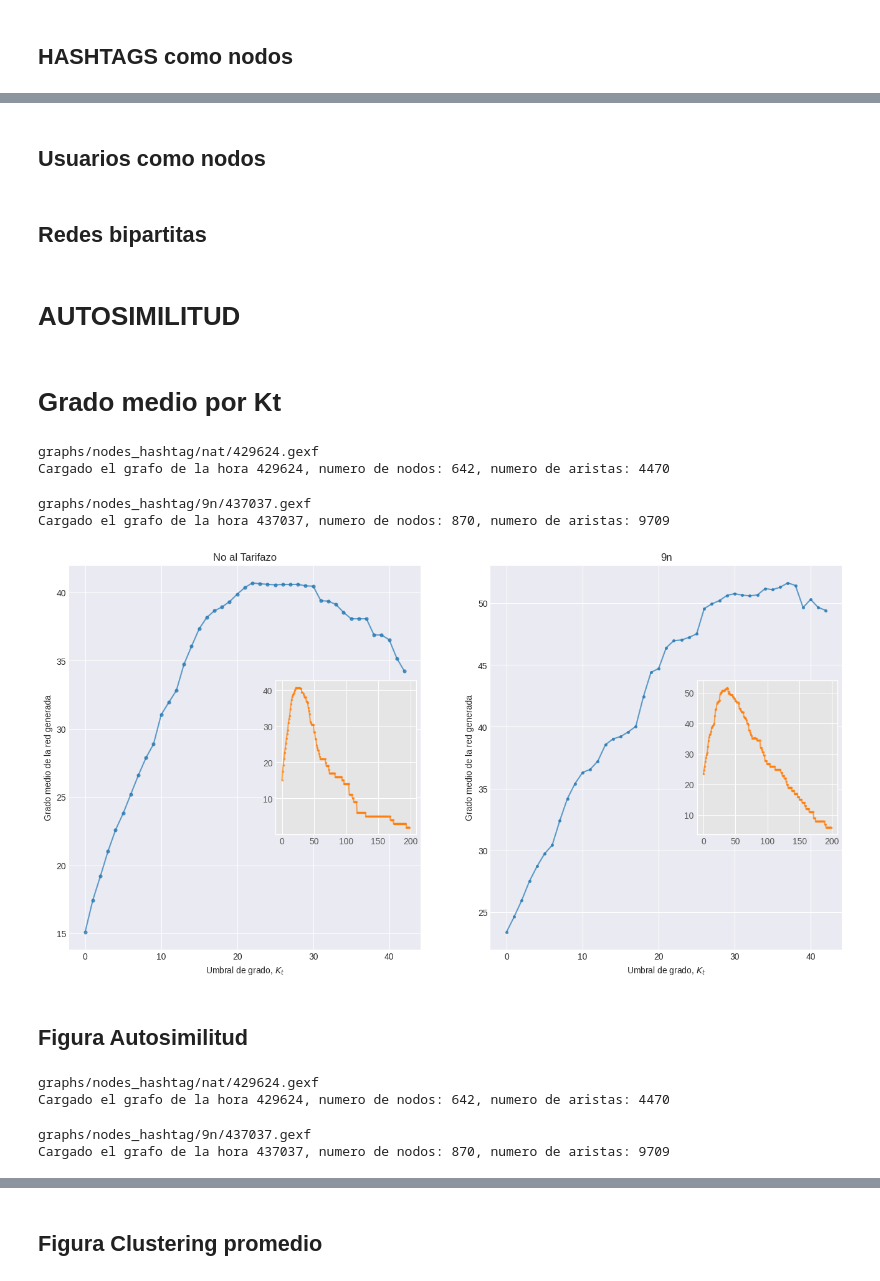
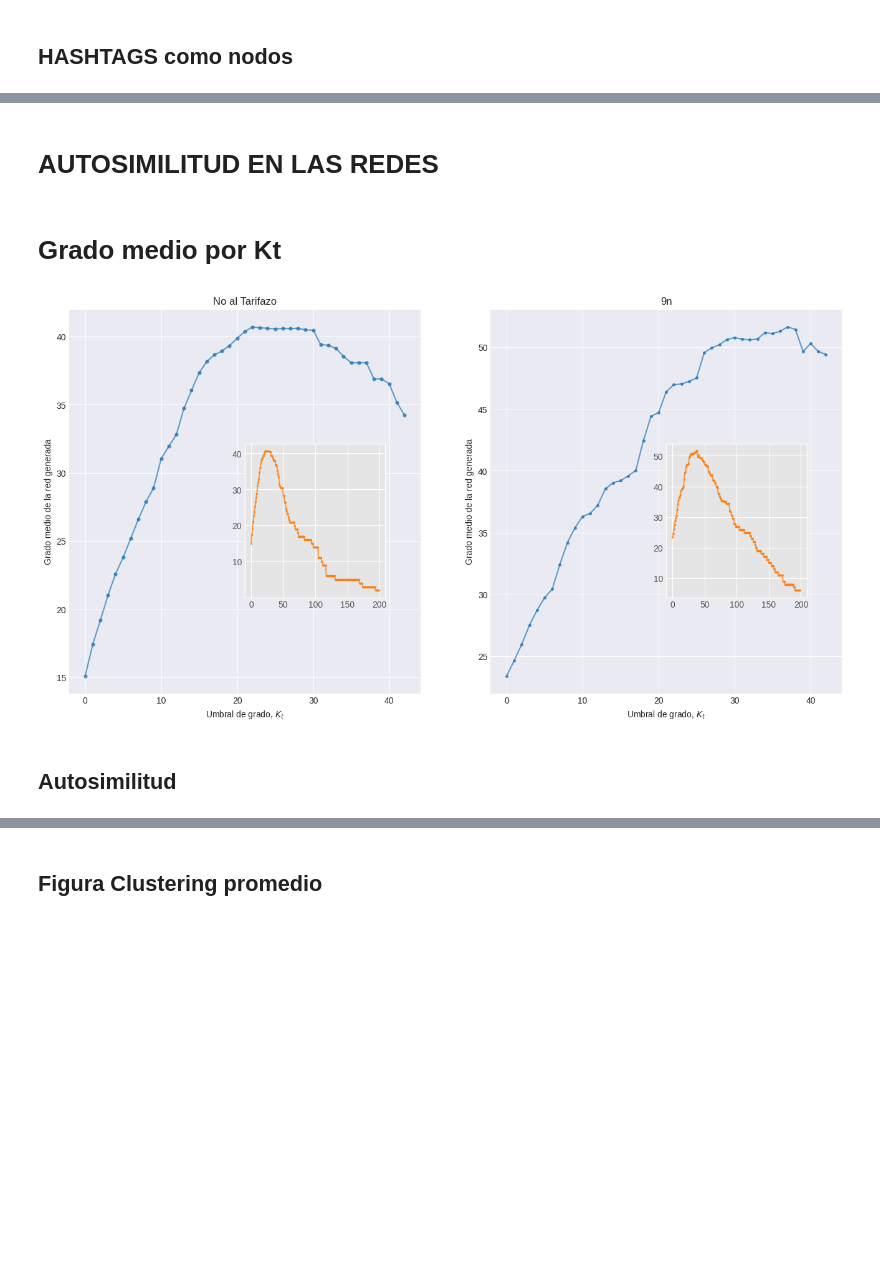
Before and after one commit to Manusua/TFM_Manuel_Suarez_Roman, a Jupyter notebook: Self similarity in graphs.ipynb, the cells around one changed output, grey strips where cells are left out. Saved outputs shown, nothing was run; the diff lists cells and outputs as text; code cells hidden in the pictures; blank space fills up the shorter version.

```diff
--- a/Self similarity in graphs.ipynb
+++ b/Self similarity in graphs.ipynb
@@ -392,6 +389,2 @@ x_min: 34.0
-# %% [markdown]
-## Usuarios como nodos
-# %% [markdown]
-## Redes bipartitas
 # %% [markdown]
-# AUTOSIMILITUD
+# AUTOSIMILITUD EN LAS REDES
@@ -408,73 +391,70 @@ from mpl_toolkits.axes_grid1.inset_locator import inset_axes
 # %% [markdown]
 # Grado medio por Kt
 # %%
-# MAX_UMBRAL es el máximo K_T que vamos a usar para generar subgrafos
+# MAX_UMBRAL es el máximo K_T que se va a usar para generar subgrafos
 MAX_UMBRAL = 200
 
 dict_hora_nat = {}
-G_nat = load_graph("429624", "graphs/nodes_hashtag/nat/")
+G_nat = nx.read_gexf(graphs_folder + "nodes_hashtag/nat/" + HORA_CRITICA_NAT + '.gexf')
 arr_medium_deg = []
-for treshold in tqdm(range(MAX_UMBRAL)):
-    treshold = float(treshold)
-    if not treshold in dict_hora_nat.keys():
-        # Creamos el subgrafo basándonos en el treshold seleccionado
-        F = tresh_normalization(G_nat,  treshold)
+for threshold in tqdm(range(MAX_UMBRAL)):
+    threshold = float(threshold)
+    if not threshold in dict_hora_nat.keys():
+        # Se crea el subgrafo basandose en el threshold seleccionado
+        F = thresh_normalization(G_nat,  threshold)
         if F == -1:
             # Caso de grafo vacío o grafo inconexo
             break
-        dict_hora_nat[treshold] = calc_avg_degree(F)
+        dict_hora_nat[threshold] = calc_avg_degree(F)
 
 dict_hora_9n = {}
-G_9n = load_graph("437037", "graphs/nodes_hashtag/9n/")
+G_9n = nx.read_gexf(graphs_folder + "nodes_hashtag/9n/" + HORA_CRITICA_9N + '.gexf')
 arr_medium_deg = []
-for treshold in tqdm(range(MAX_UMBRAL)):
-    treshold = float(treshold)
-    if not treshold in dict_hora_9n.keys():
-        # Creamos el subgrafo basándonos en el treshold seleccionado
-        F = tresh_normalization(G_9n,  treshold)
+for threshold in tqdm(range(MAX_UMBRAL)):
+    threshold = float(threshold)
+    if not threshold in dict_hora_9n.keys():
+        # Se crea el subgrafo basándonos en el threshold seleccionado
+        F = thresh_normalization(G_9n,  threshold)
         if F == -1:
             # Caso de grafo vacío o grafo inconexo
             break
-        dict_hora_9n[treshold] = calc_avg_degree(F)
+        dict_hora_9n[threshold] = calc_avg_degree(F)
-# %% [output]
-graphs/nodes_hashtag/nat/429624.gexf
-Cargado el grafo de la hora 429624, numero de nodos: 642, numero de aristas: 4470
-graphs/nodes_hashtag/9n/437037.gexf
-Cargado el grafo de la hora 437037, numero de nodos: 870, numero de aristas: 9709
 # %%
+plt.style.use('seaborn-v0_8-darkgrid')
+
 alpha=0.7
 
 fig, (ax1, ax2) = plt.subplots(1, 2)
 fig.set_size_inches(16,8)
 
 ax1.plot(list(dict_hora_nat.keys())[0:43], list(dict_hora_nat.values())[0:43], alpha=0.7)
 ax1.scatter(list(dict_hora_nat.keys())[0:43], list(dict_hora_nat.values())[0:43], s=12, alpha=alpha)
 ax1.set_title("No al Tarifazo")
 
 with plt.style.context('ggplot'):
-    ax1_inset = inset_axes(ax1, width="40%", height="40%", loc="center right")  # Dimensiones y ubicación del inset
+    ax1_inset = ax1.inset_axes([0.5, 0.25, 0.4, 0.4])
+    #ax1_inset = inset_axes(ax1, width="40%", height="40%", loc="center right")  # Dimensiones y ubicación del inset
     ax1_inset.plot(list(dict_hora_nat.keys()), list(dict_hora_nat.values()), alpha=0.7, c='#ff7f0e')
     ax1_inset.scatter(list(dict_hora_nat.keys()), list(dict_hora_nat.values()), s=4, alpha=alpha, c='#ff7f0e')
 
 ax2.plot(list(dict_hora_9n.keys())[0:43], list(dict_hora_9n.values())[0:43], alpha=alpha)
 ax2.scatter(list(dict_hora_9n.keys())[0:43], list(dict_hora_9n.values())[0:43], s=7, alpha=alpha)
 ax2.set_title("9n")
 
 with plt.style.context('ggplot'):
-    ax2_inset = inset_axes(ax2, width="40%", height="40%", loc="center right")  # Dimensiones y ubicación del inset
+    ax2_inset = ax2.inset_axes([0.5, 0.25, 0.4, 0.4])
+    #ax2_inset = inset_axes(ax2, width="40%", height="40%", loc="center right")  # Dimensiones y ubicación del inset
     ax2_inset.plot(list(dict_hora_9n.keys()), list(dict_hora_9n.values()), alpha=alpha, c='#ff7f0e')
     ax2_inset.scatter(list(dict_hora_9n.keys()), list(dict_hora_9n.values()), s=4, alpha=alpha, c='#ff7f0e')
     ax2_inset.get_xaxis().set_visible(True)
 
 ax1.set_ylabel("Grado medio de la red generada")
 ax1.set_xlabel("Umbral de grado, $K_t$")
 ax2.set_ylabel("Grado medio de la red generada")
 ax2.set_xlabel("Umbral de grado, $K_t$")
-plt.title
-plt.legend()
+plt.savefig(plots_folder + "avg_deg.png")
 plt.show()
-plt.style.use('seaborn-v0_8-darkgrid')
 # %% [output]
-[figure, old version]
+[figure, new version]
 # %% [markdown]
-## Figura Autosimilitud
+## Autosimilitud
@@ -491,17 +461,8 @@ from mpl_toolkits.axes_grid1.inset_locator import inset_axes
 # %%
-def calc_plots(name_graph, MAX_UMBRAL, graphs_folder, measures_name, deg=True, mode="h"):
-    G = load_graph(name_graph, graphs_folder)
-    return calc_clust(G, MAX_UMBRAL, measures_name, deg=deg, mode=mode)
-
 # MAX_UMBRAL es el máximo K_T que vamos a usar para generar subgrafos
 MAX_UMBRAL = 500
 
 # Seleccionamos el fichero correspondiente a la manifestación social de la que queremos sacar la red y seleccionamos la hora que queremos estudiar
-dict_tres_avg_clust_fig2e_nat_h, dict_norm_int_deg_fig2a_nat_h = calc_plots("429624", MAX_UMBRAL, "graphs/nodes_hashtag/nat/", "measures/nat/429624", deg=True)
-dict_tres_avg_clust_fig2e_9n_h, dict_norm_int_deg_fig2a_9n_h = calc_plots("437037", MAX_UMBRAL, "graphs/nodes_hashtag/9n/", "measures/9n/437037", deg=True)
+dict_thres_avg_clust_nat_h, dict_norm_int_deg_nat_h = calc_self_sim("429624", MAX_UMBRAL, "nat/")
+dict_thres_avg_clust_9n_h, dict_norm_int_deg_9n_h = calc_self_sim("437037", MAX_UMBRAL, "9n/")
-# %% [output]
-graphs/nodes_hashtag/nat/429624.gexf
-Cargado el grafo de la hora 429624, numero de nodos: 642, numero de aristas: 4470
-graphs/nodes_hashtag/9n/437037.gexf
-Cargado el grafo de la hora 437037, numero de nodos: 870, numero de aristas: 9709
 # %%
```
Also changed, not shown: parts of 26 cells of this notebook, 12 other files.
